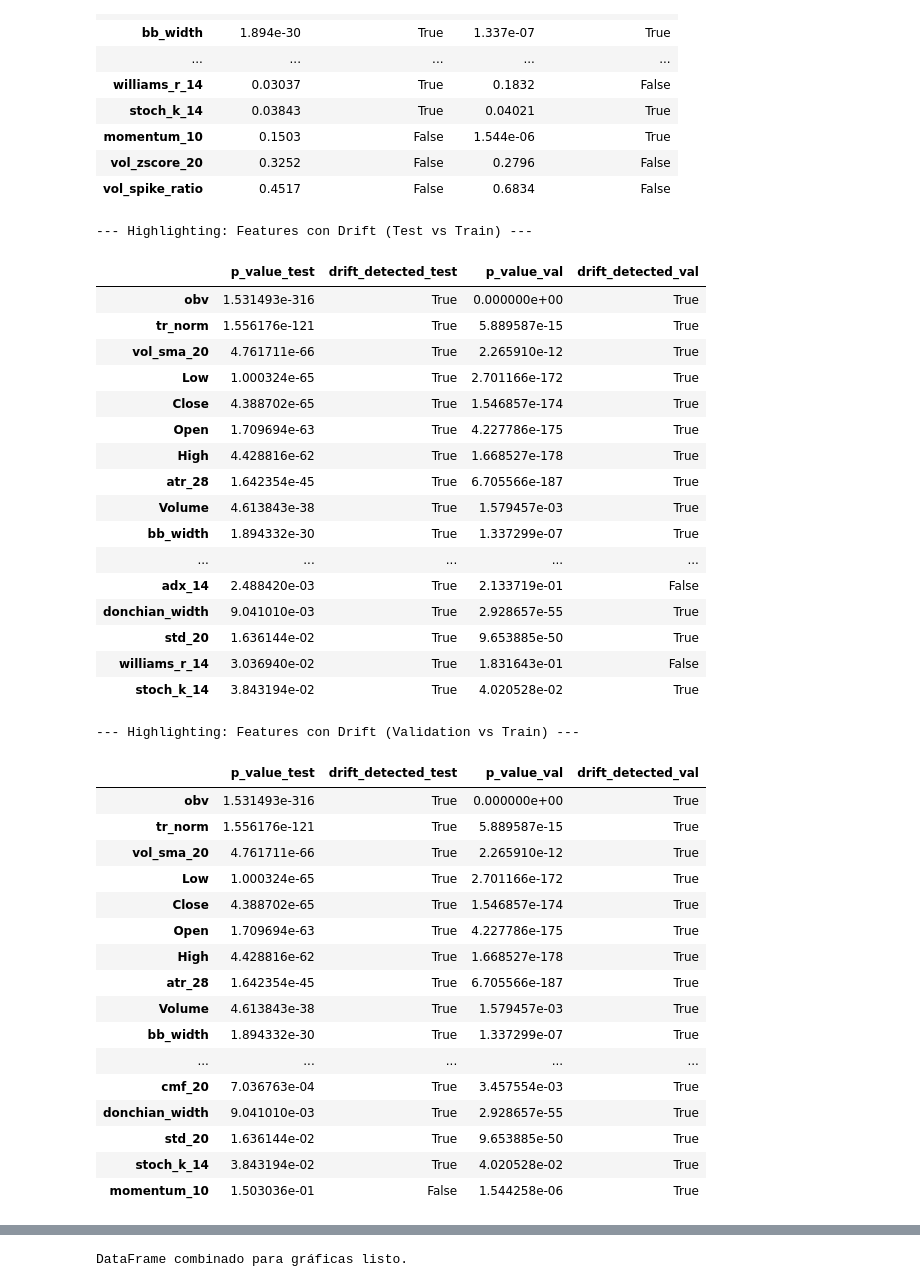
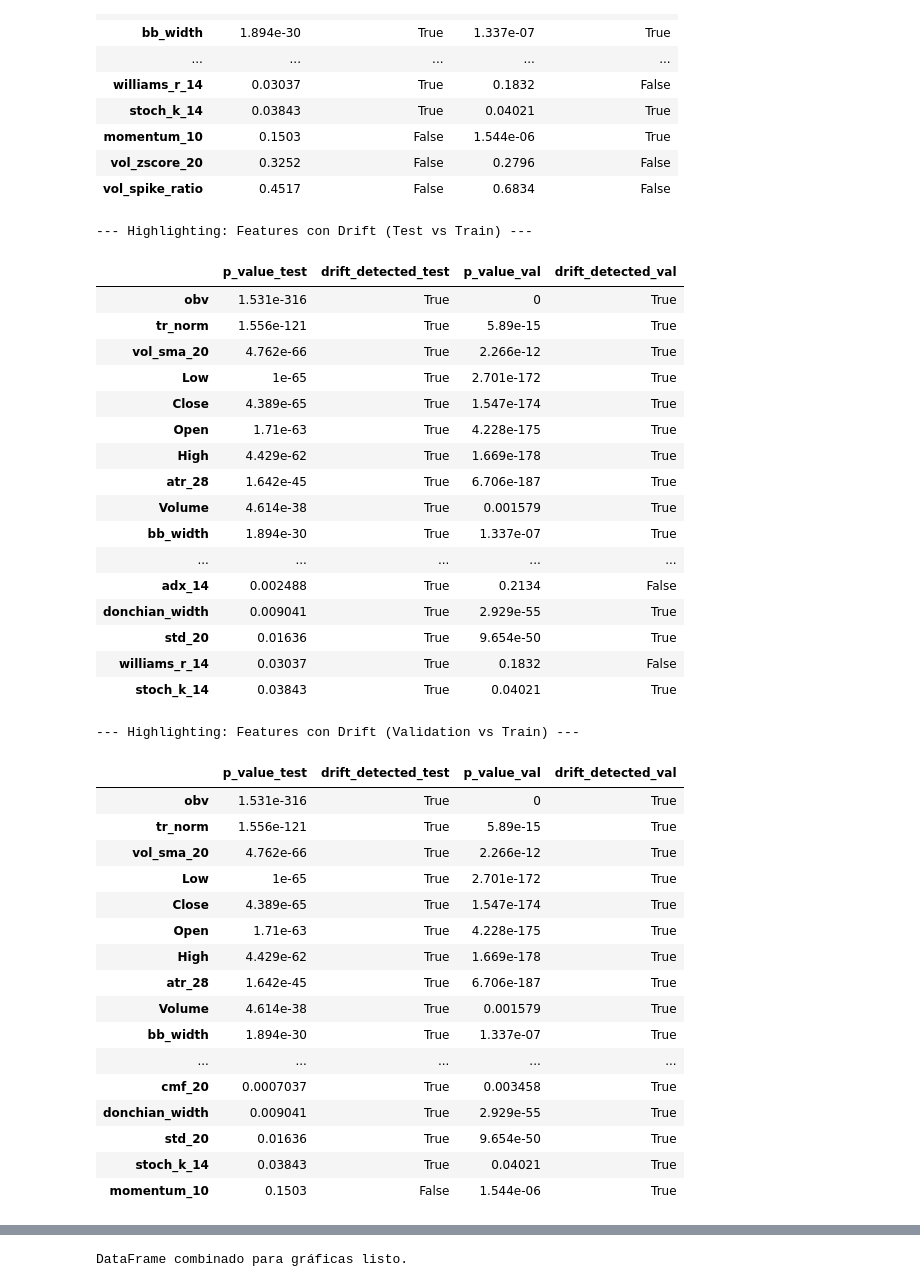
Before and after one commit to ulloa09/Proyecto3_TensorFlow, a Jupyter notebook: drift_report.ipynb, the cells around one changed output, grey strips where cells are left out. Saved outputs shown, nothing was run; the diff lists cells and outputs as text; code cells hidden in the pictures.

```diff
--- a/drift_report.ipynb
+++ b/drift_report.ipynb
@@ -133,48 +133,58 @@ Calculando p-values (Validation vs. Train)...
 | vol_zscore_20 | 0.3252 | False | 0.2796 | False |
 | vol_spike_ratio | 0.4517 | False | 0.6834 | False |
 # %%
-print(f"--- Highlighting: Features con Drift (Test vs Train) ---")
+# Highlighting - Show only features with drift
+print(f"--- Highlighting: Features with Drift (Test vs Train) ---")
 drifted_test = drift_df[drift_df['drift_detected_test'] == True]
-display(drifted_test)
 
-print(f"\n--- Highlighting: Features con Drift (Validation vs Train) ---")
+display(drifted_test.style.format({
+    'p_value_test': '{:.4g}'.format,
+    'p_value_val': '{:.4g}'.format
+}))
+
+
+print(f"\n--- Highlighting: Features with Drift (Validation vs Train) ---")
 drifted_val = drift_df[drift_df['drift_detected_val'] == True]
-display(drifted_val)
+
+display(drifted_val.style.format({
+    'p_value_test': '{:.4g}'.format,
+    'p_value_val': '{:.4g}'.format
+}))
 # %% [output]
 --- Highlighting: Features con Drift (Test vs Train) ---
 |  | p_value_test | drift_detected_test | p_value_val | drift_detected_val |
-| obv | 1.531493e-316 | True | 0.000000e+00 | True |
-| tr_norm | 1.556176e-121 | True | 5.889587e-15 | True |
-| vol_sma_20 | 4.761711e-66 | True | 2.265910e-12 | True |
-| Low | 1.000324e-65 | True | 2.701166e-172 | True |
-| Close | 4.388702e-65 | True | 1.546857e-174 | True |
-| Open | 1.709694e-63 | True | 4.227786e-175 | True |
-| High | 4.428816e-62 | True | 1.668527e-178 | True |
-| atr_28 | 1.642354e-45 | True | 6.705566e-187 | True |
-| Volume | 4.613843e-38 | True | 1.579457e-03 | True |
-| bb_width | 1.894332e-30 | True | 1.337299e-07 | True |
+| obv | 1.531e-316 | True | 0 | True |
+| tr_norm | 1.556e-121 | True | 5.89e-15 | True |
+| vol_sma_20 | 4.762e-66 | True | 2.266e-12 | True |
+| Low | 1e-65 | True | 2.701e-172 | True |
+| Close | 4.389e-65 | True | 1.547e-174 | True |
+| Open | 1.71e-63 | True | 4.228e-175 | True |
+| High | 4.429e-62 | True | 1.669e-178 | True |
+| atr_28 | 1.642e-45 | True | 6.706e-187 | True |
+| Volume | 4.614e-38 | True | 0.001579 | True |
+| bb_width | 1.894e-30 | True | 1.337e-07 | True |
 | ... | ... | ... | ... | ... |
-| adx_14 | 2.488420e-03 | True | 2.133719e-01 | False |
-| donchian_width | 9.041010e-03 | True | 2.928657e-55 | True |
-| std_20 | 1.636144e-02 | True | 9.653885e-50 | True |
-| williams_r_14 | 3.036940e-02 | True | 1.831643e-01 | False |
-| stoch_k_14 | 3.843194e-02 | True | 4.020528e-02 | True |
+| adx_14 | 0.002488 | True | 0.2134 | False |
+| donchian_width | 0.009041 | True | 2.929e-55 | True |
+| std_20 | 0.01636 | True | 9.654e-50 | True |
+| williams_r_14 | 0.03037 | True | 0.1832 | False |
+| stoch_k_14 | 0.03843 | True | 0.04021 | True |
 --- Highlighting: Features con Drift (Validation vs Train) ---
 |  | p_value_test | drift_detected_test | p_value_val | drift_detected_val |
-| obv | 1.531493e-316 | True | 0.000000e+00 | True |
-| tr_norm | 1.556176e-121 | True | 5.889587e-15 | True |
-| vol_sma_20 | 4.761711e-66 | True | 2.265910e-12 | True |
-| Low | 1.000324e-65 | True | 2.701166e-172 | True |
-| Close | 4.388702e-65 | True | 1.546857e-174 | True |
-| Open | 1.709694e-63 | True | 4.227786e-175 | True |
-| High | 4.428816e-62 | True | 1.668527e-178 | True |
-| atr_28 | 1.642354e-45 | True | 6.705566e-187 | True |
-| Volume | 4.613843e-38 | True | 1.579457e-03 | True |
-| bb_width | 1.894332e-30 | True | 1.337299e-07 | True |
+| obv | 1.531e-316 | True | 0 | True |
+| tr_norm | 1.556e-121 | True | 5.89e-15 | True |
+| vol_sma_20 | 4.762e-66 | True | 2.266e-12 | True |
+| Low | 1e-65 | True | 2.701e-172 | True |
+| Close | 4.389e-65 | True | 1.547e-174 | True |
+| Open | 1.71e-63 | True | 4.228e-175 | True |
+| High | 4.429e-62 | True | 1.669e-178 | True |
+| atr_28 | 1.642e-45 | True | 6.706e-187 | True |
+| Volume | 4.614e-38 | True | 0.001579 | True |
+| bb_width | 1.894e-30 | True | 1.337e-07 | True |
 | ... | ... | ... | ... | ... |
-| cmf_20 | 7.036763e-04 | True | 3.457554e-03 | True |
-| donchian_width | 9.041010e-03 | True | 2.928657e-55 | True |
-| std_20 | 1.636144e-02 | True | 9.653885e-50 | True |
-| stoch_k_14 | 3.843194e-02 | True | 4.020528e-02 | True |
-| momentum_10 | 1.503036e-01 | False | 1.544258e-06 | True |
+| cmf_20 | 0.0007037 | True | 0.003458 | True |
+| donchian_width | 0.009041 | True | 2.929e-55 | True |
+| std_20 | 0.01636 | True | 9.654e-50 | True |
+| stoch_k_14 | 0.03843 | True | 0.04021 | True |
+| momentum_10 | 0.1503 | False | 1.544e-06 | True |
 # %%
```
Also changed, not shown: parts of 7 cells of this notebook.
